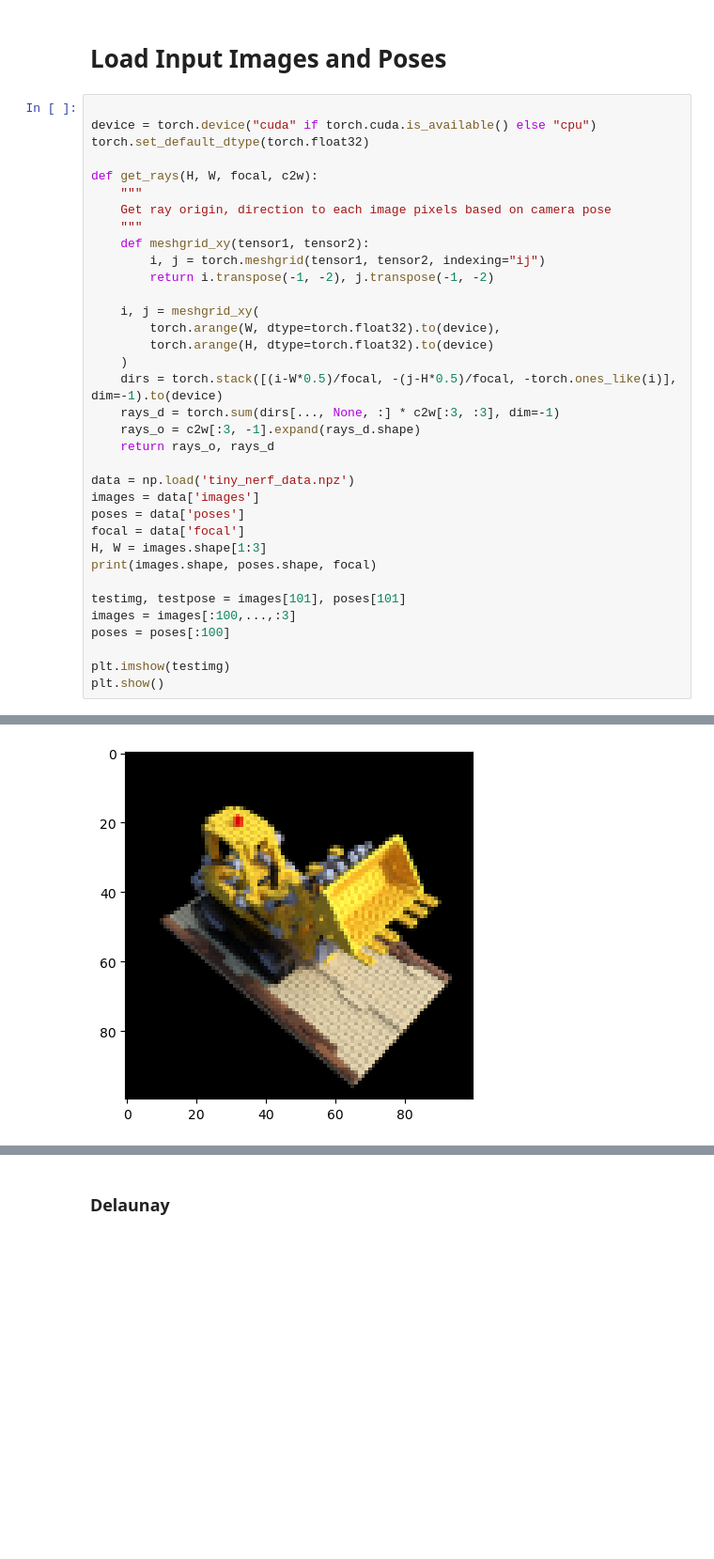
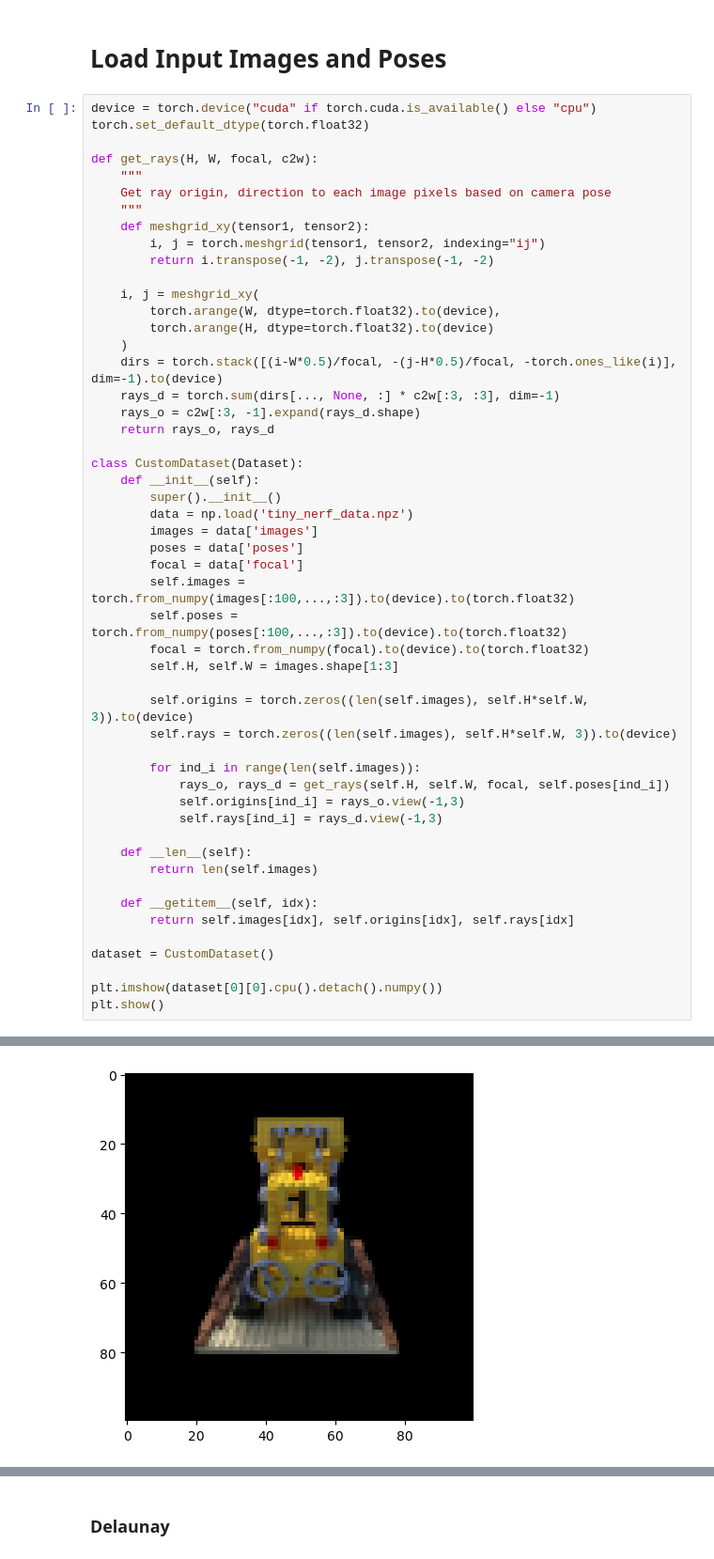
Before and after one commit to diego1401/VoroSplat, a Jupyter notebook: experiments/tiny_nerf/delaunay_marching.ipynb, the cells around one changed output, grey strips where cells are left out. Shown: that part at 94% size. Drawn from its saved outputs; the diff is of its cells as text; blank space fills up the shorter version.

```diff
--- a/experiments/tiny_nerf/delaunay_marching.ipynb
+++ b/experiments/tiny_nerf/delaunay_marching.ipynb
@@ -107,7 +143,6 @@ def walk_to_next_tet(triangulation, origins, rays, current_tet_id, epsilon = 1e-
 # %% [markdown]
 # Load Input Images and Poses
 # %%
-
 device = torch.device("cuda" if torch.cuda.is_available() else "cpu")
 torch.set_default_dtype(torch.float32)
 
@@ -128,17 +163,34 @@ def get_rays(H, W, focal, c2w):
     rays_o = c2w[:3, -1].expand(rays_d.shape)
     return rays_o, rays_d
 
-data = np.load('tiny_nerf_data.npz')
-images = data['images']
-poses = data['poses']
-focal = data['focal']
-H, W = images.shape[1:3]
-print(images.shape, poses.shape, focal)
+class CustomDataset(Dataset):
+    def __init__(self):
+        super().__init__()
+        data = np.load('tiny_nerf_data.npz')
+        images = data['images']
+        poses = data['poses']
+        focal = data['focal']
+        self.images = torch.from_numpy(images[:100,...,:3]).to(device).to(torch.float32)
+        self.poses = torch.from_numpy(poses[:100,...,:3]).to(device).to(torch.float32)
+        focal = torch.from_numpy(focal).to(device).to(torch.float32)
+        self.H, self.W = images.shape[1:3]
 
-testimg, testpose = images[101], poses[101]
-images = images[:100,...,:3]
-poses = poses[:100]
+        self.origins = torch.zeros((len(self.images), self.H*self.W, 3)).to(device)
+        self.rays = torch.zeros((len(self.images), self.H*self.W, 3)).to(device)
 
-plt.imshow(testimg)
+        for ind_i in range(len(self.images)):
+            rays_o, rays_d = get_rays(self.H, self.W, focal, self.poses[ind_i])
+            self.origins[ind_i] = rays_o.view(-1,3)
+            self.rays[ind_i] = rays_d.view(-1,3)
+
+    def __len__(self):
+        return len(self.images)
+
+    def __getitem__(self, idx):
+        return self.images[idx], self.origins[idx], self.rays[idx]
+
+dataset = CustomDataset()
+
+plt.imshow(dataset[0][0].cpu().detach().numpy())
 plt.show()
 # %% [output]
@@ -146 +197 @@ plt.show()
-[figure, old version]
+[figure, new version]
```
Also changed, not shown: parts of 15 cells of this notebook.
